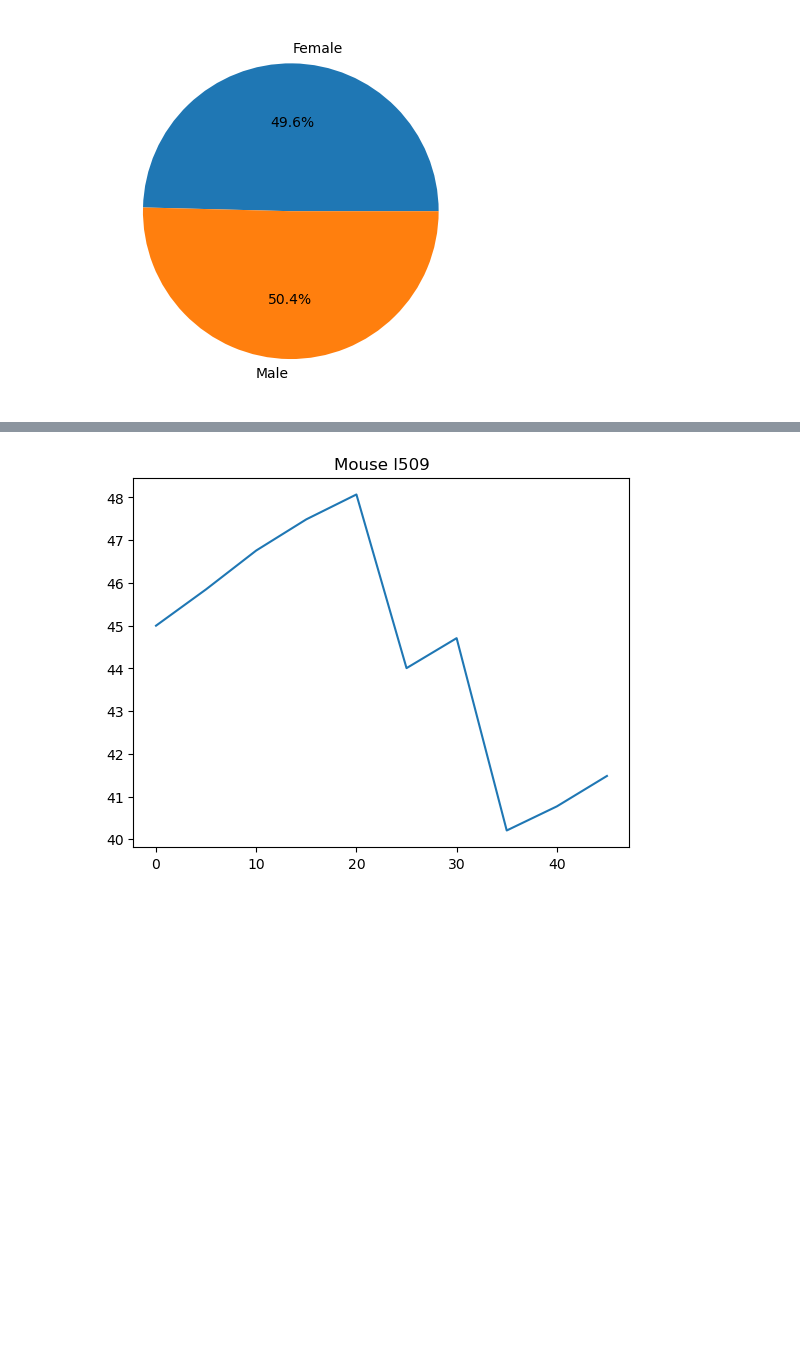
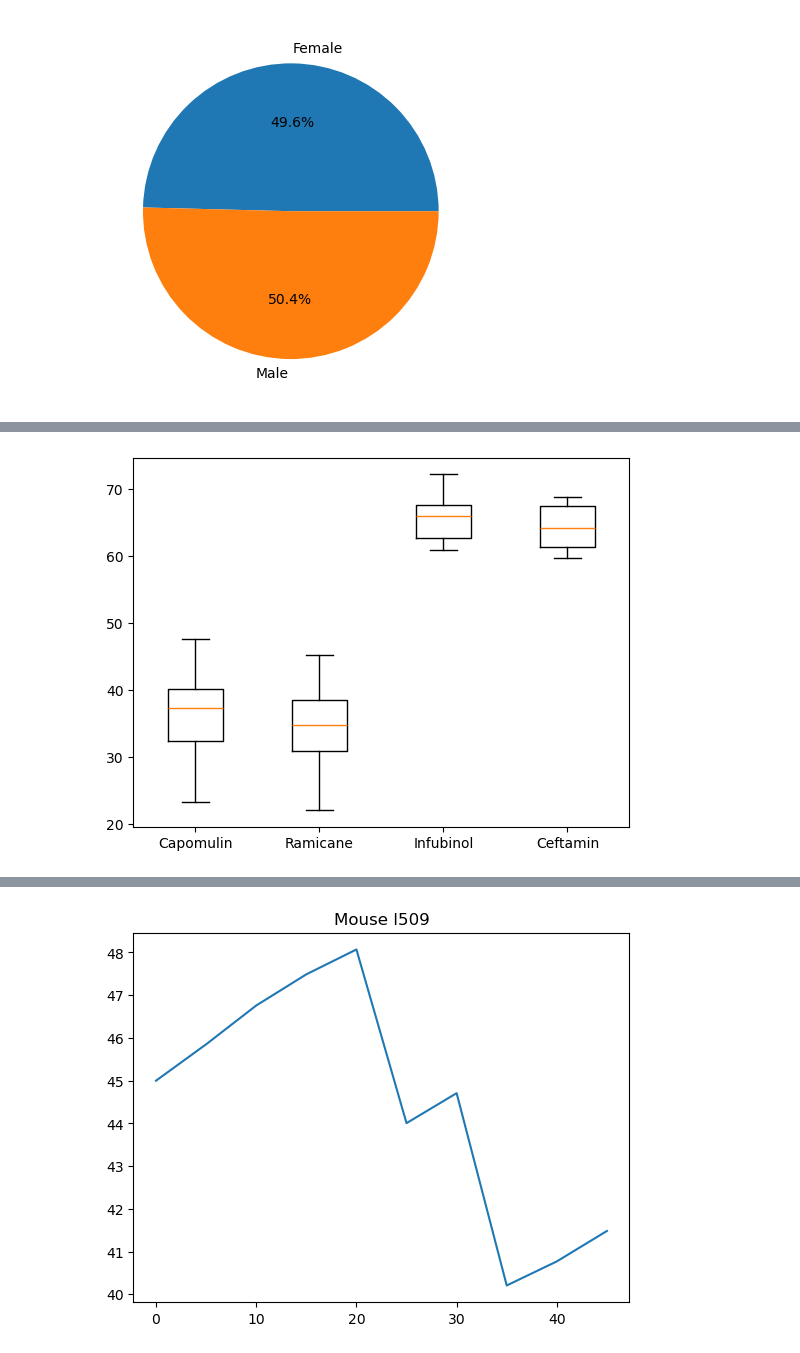
Before and after one commit to mjohnnywest/matplotlib_challenge, a Jupyter notebook: pymaceuticals.ipynb, the cells around one changed output, grey strips where cells are left out. Saved outputs shown, nothing was run; the diff lists cells and outputs as text; code cells hidden in the pictures; blank space fills up the shorter version.

```diff
--- a/pymaceuticals.ipynb
+++ b/pymaceuticals.ipynb
@@ -150,0 +192,18 @@ mouse_data_drug.mean()
+# %%
+drug_list = ["Capomulin", "Ramicane", "Infubinol", "Ceftamin"]
+drugtionary = {x : None for x in drug_list}
+
+"""
+General idea of plan. For x in drug list loop Goes through the data for when "drug regimen" == x
+it will take the resulting data and spit out a dictionary with the values categorized by drug in a list
+Then I will make a box plot using the values of each drug in the dictionary
+"""
+# I am very proud of this
+for x in drug_list:
+    r = final_points[final_points["Drug Regimen"] == x]
+    drugtionary[x] = (list(r["Tumor Volume (mm3)"])) # needs to be a list to not pass the index
+
+plt.boxplot(drugtionary.values(), labels = drugtionary.keys())
+plt.show()
+# %% [output]
+[figure, added]
```
Also changed, not shown: parts of 9 cells of this notebook.
